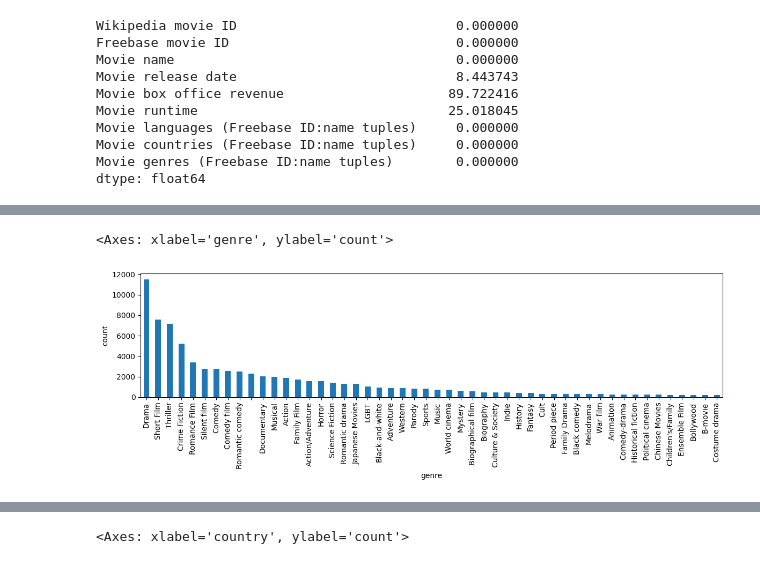
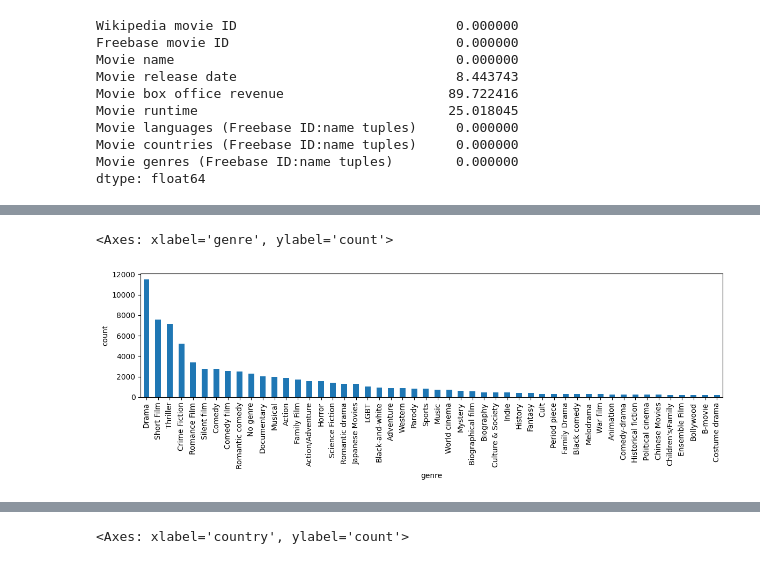
Before and after one commit to epfl-ada/ada-2024-project-metal2024, a Jupyter notebook: dataset_exploration.ipynb, the cells around one changed output, grey strips where cells are left out. Saved outputs shown, nothing was run; the diff lists cells and outputs as text; code cells hidden in the pictures.

```diff
--- a/dataset_exploration.ipynb
+++ b/dataset_exploration.ipynb
@@ -195,15 +195,15 @@ movies_df.sample(10)
 # %%
 def get_genre(string):
     try:
         return string.split('"')[3]
     except:
-        return ""
+        return "No genre"
 
 genres = movies_df["Movie genres (Freebase ID:name tuples)"].apply(get_genre).value_counts().head(50)
 plt.figure(figsize=(14,3))
 plt.xlabel("genre")
 plt.ylabel("count")
 genres.plot(kind="bar")
 # %% [output]
 <Axes: xlabel='genre', ylabel='count'>
-[figure, old version]
+[figure, new version]
```
Also changed, not shown: parts of 2 cells of this notebook, 1 other file.
